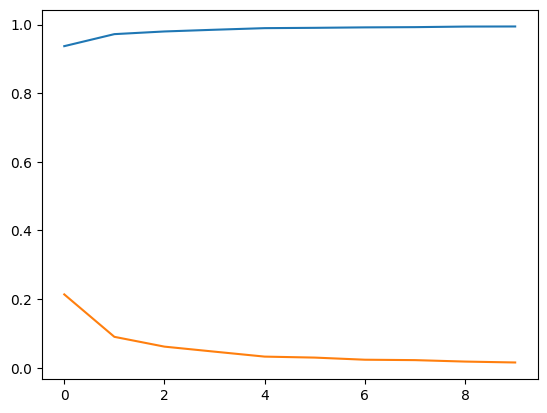
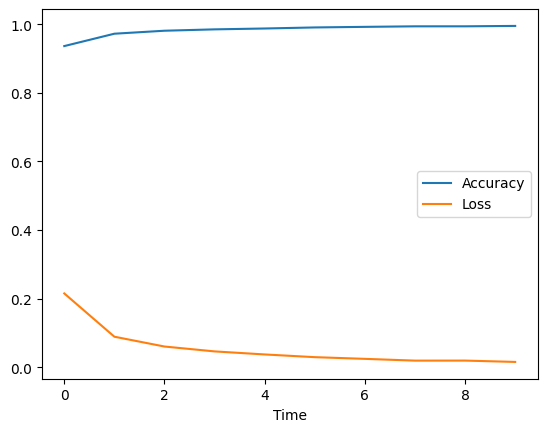
The notebook cell's code change between the first figure and the second:
--- before
+++ after
@@ -3,2 +3,4 @@
 plt.plot(accuracy,label="Accuracy")
 plt.plot(loss,label="Loss")
+plt.xlabel("Time")
+plt.legend()

Commit: add : PCA